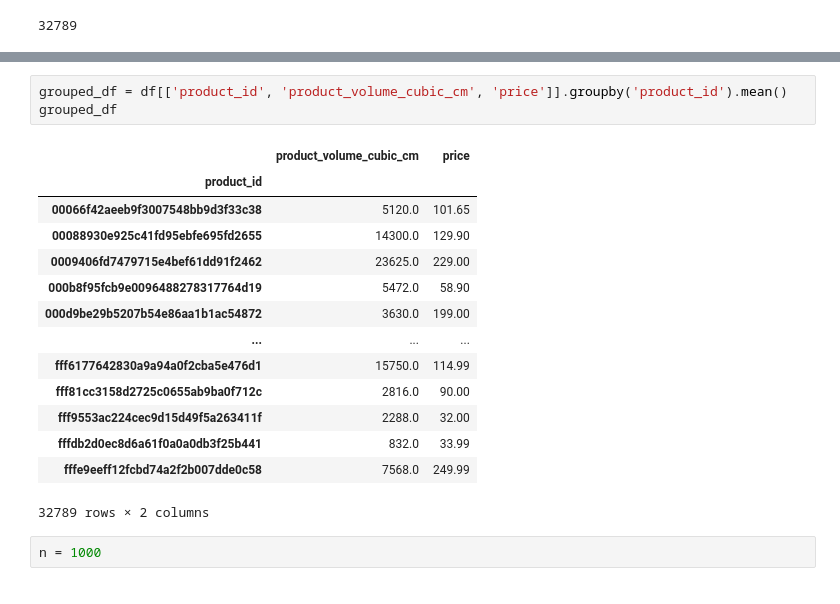
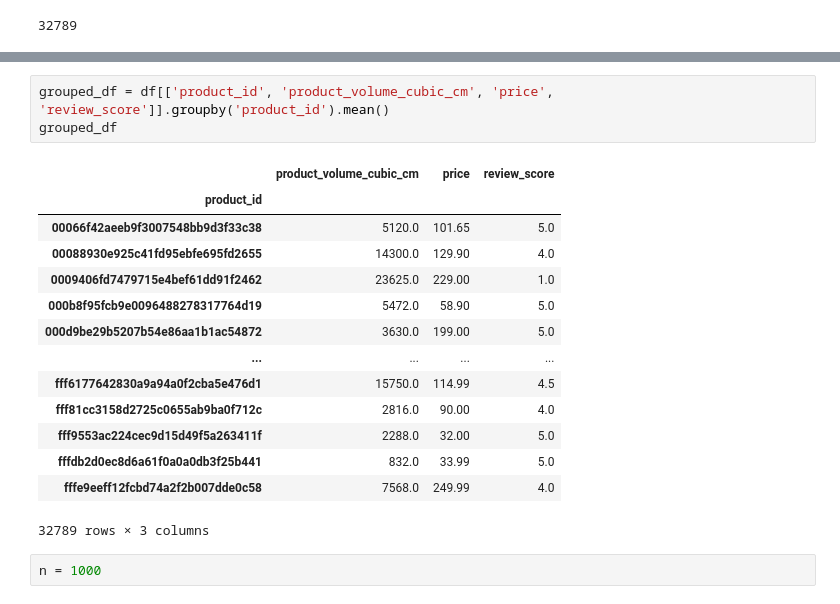
Before and after one commit to Aucorre/projet_filrouge_M1, a Jupyter notebook: Liste_recommendatinos.ipynb, the cells around one changed output, grey strips where cells are left out. Drawn from its saved outputs; the diff is of its cells as text.

```diff
--- a/Liste_recommendatinos.ipynb
+++ b/Liste_recommendatinos.ipynb
@@ -95,23 +95,23 @@ Index(['order_id', 'customer_id', 'order_status', 'order_purchase_timestamp',
        'review_answer_timestamp', 'product_volume_cubic_cm'],
       dtype='object')
 # %%
-grouped_df = df[['product_id', 'product_volume_cubic_cm', 'price']].groupby('product_id').mean()
+grouped_df = df[['product_id', 'product_volume_cubic_cm', 'price', 'review_score']].groupby('product_id').mean()
 grouped_df
 # %% [output]
-|  | product_volume_cubic_cm | price |
-| product_id |  |  |
-| 00066f42aeeb9f3007548bb9d3f33c38 | 5120.0 | 101.65 |
-| 00088930e925c41fd95ebfe695fd2655 | 14300.0 | 129.90 |
-| 0009406fd7479715e4bef61dd91f2462 | 23625.0 | 229.00 |
-| 000b8f95fcb9e0096488278317764d19 | 5472.0 | 58.90 |
-| 000d9be29b5207b54e86aa1b1ac54872 | 3630.0 | 199.00 |
-| ... | ... | ... |
-| fff6177642830a9a94a0f2cba5e476d1 | 15750.0 | 114.99 |
-| fff81cc3158d2725c0655ab9ba0f712c | 2816.0 | 90.00 |
-| fff9553ac224cec9d15d49f5a263411f | 2288.0 | 32.00 |
-| fffdb2d0ec8d6a61f0a0a0db3f25b441 | 832.0 | 33.99 |
-| fffe9eeff12fcbd74a2f2b007dde0c58 | 7568.0 | 249.99 |
+|  | product_volume_cubic_cm | price | review_score |
+| product_id |  |  |  |
+| 00066f42aeeb9f3007548bb9d3f33c38 | 5120.0 | 101.65 | 5.0 |
+| 00088930e925c41fd95ebfe695fd2655 | 14300.0 | 129.90 | 4.0 |
+| 0009406fd7479715e4bef61dd91f2462 | 23625.0 | 229.00 | 1.0 |
+| 000b8f95fcb9e0096488278317764d19 | 5472.0 | 58.90 | 5.0 |
+| 000d9be29b5207b54e86aa1b1ac54872 | 3630.0 | 199.00 | 5.0 |
+| ... | ... | ... | ... |
+| fff6177642830a9a94a0f2cba5e476d1 | 15750.0 | 114.99 | 4.5 |
+| fff81cc3158d2725c0655ab9ba0f712c | 2816.0 | 90.00 | 4.0 |
+| fff9553ac224cec9d15d49f5a263411f | 2288.0 | 32.00 | 5.0 |
+| fffdb2d0ec8d6a61f0a0a0db3f25b441 | 832.0 | 33.99 | 5.0 |
+| fffe9eeff12fcbd74a2f2b007dde0c58 | 7568.0 | 249.99 | 4.0 |
-32789 rows × 2 columns
+32789 rows × 3 columns
 # %%
 n = 1000
 # %%
```
Also changed, not shown: parts of 7 cells of this notebook.
